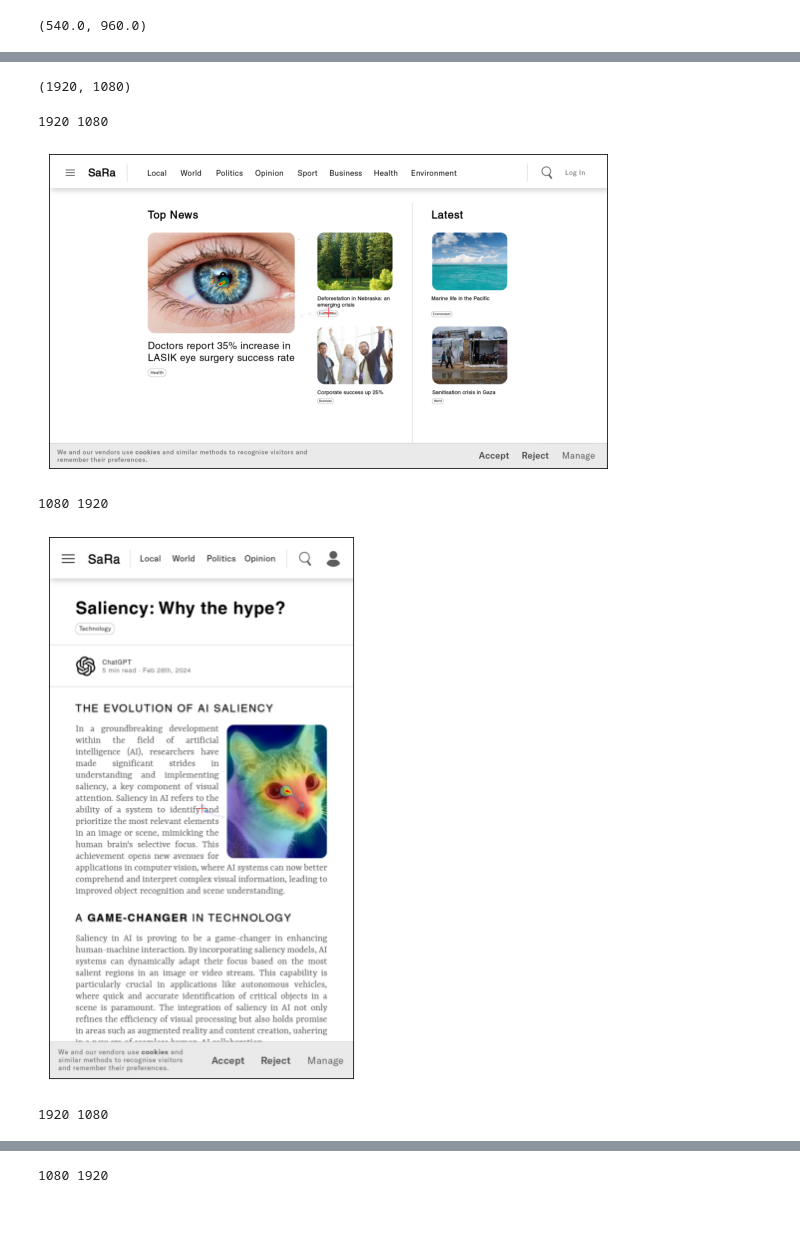
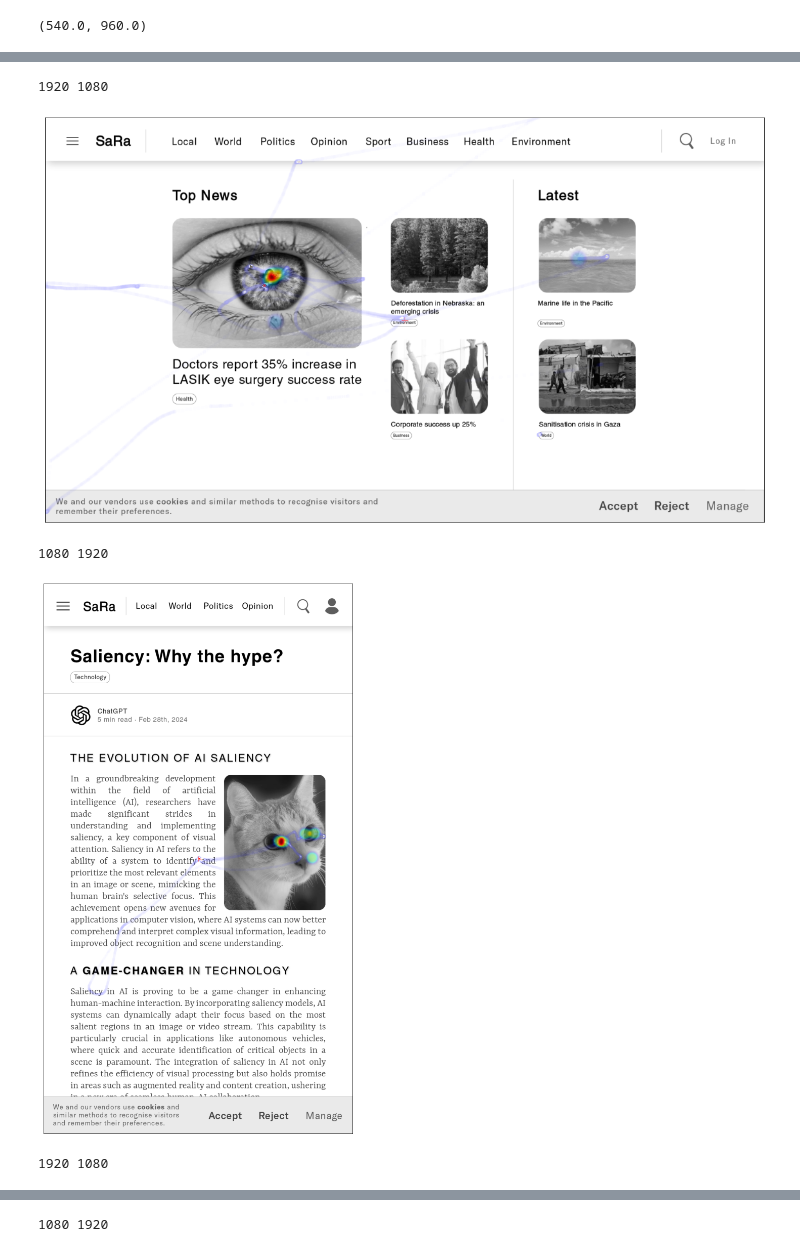
Before and after one commit to matthewkenely/ICT3909, a Jupyter notebook: gazedataset/Mouse Trajectories/App.ipynb, the cells around one changed output, grey strips where cells are left out. Drawn from its saved outputs; the diff is of its cells as text; code cells hidden in the pictures; blank space fills up the shorter version.

```diff
--- a/gazedataset/Mouse Trajectories/App.ipynb
+++ b/gazedataset/Mouse Trajectories/App.ipynb
@@ -160,4 +173,0 @@ mouse_positions[img]
-# %%
-heatmap.shape
-# %% [output]
-(1920, 1080)
@@ -170,21 +202,25 @@ from matplotlib.colors import LinearSegmentedColormap
 
 ncolors = 256
 color_array = plt.get_cmap('jet')(np.linspace(0, 1, 256))
-
+gray_array = plt.get_cmap('bwr')(np.linspace(0, 1, 256))
 
 # Make it so color_array is transparent at 0 and solid at 1
 color_array[:,-1] = np.linspace(0,1.0,ncolors)
+gray_array[:,-1] = np.linspace(0,1.0,ncolors)
 
 
 map_object = LinearSegmentedColormap.from_list(name='coolwarm_alpha',colors=color_array)
+plt.register_cmap(cmap=map_object)
+
+map_object = LinearSegmentedColormap.from_list(name='gray_alpha',colors=gray_array)
 plt.register_cmap(cmap=map_object)
 
 # Assuming imgs, mouse_positions, and final_positions are defined
 
 # Plot all images and mouse movements
 for img in imgs:
-    fig, ax = plt.subplots(figsize=(10, 10))
-    ax.imshow(imgs[img])
+    fig, ax = plt.subplots(figsize=(20, 20))
+    ax.imshow(cv2.cvtColor(imgs[img], cv2.COLOR_BGR2GRAY), cmap='gray')
 
     img_x = imgs[img].shape[1]
     img_y = imgs[img].shape[0]
@@ -193,44 +229,47 @@ for img in imgs:
 
     # Add all final positions to a heatmap
     heatmap = np.zeros(imgs[img].shape[:2])
+    movements = np.zeros(imgs[img].shape[:2])
 
-    for mouse_movement in mouse_positions[img]:
-        mouse_positions[img][mouse_movement] = np.array(mouse_positions[img][mouse_movement])
+    for mouse_movement in mouse_positions_interpolated[img]:
+        mouse_positions_interpolated[img][mouse_movement] = np.array(mouse_positions_interpolated[img][mouse_movement])
 
         # Add points to the heatmap intermittently
-        for i in range(0, len(mouse_positions[img][mouse_movement]), 1):
-            x, y  = mouse_positions[img][mouse_movement][i]
+        for i in range(0, len(mouse_positions_interpolated[img][mouse_movement]), 1):
+            x, y  = mouse_positions_interpolated[img][mouse_movement][i]
 
             # Scale by the user's image dimensions such that they match the image
             x = int(x * img_x / dimensions[img][mouse_movement]['width'])
             y = int(y * img_y / dimensions[img][mouse_movement]['height'])
 
             # print(x, y)
 
-            add_circle_to_heatmap(heatmap, x, y, radius=5, intensity=2)
+            add_circle_to_heatmap(movements, x, y, radius=5, intensity=10)
 
     for mouse_movement in final_positions[img]:
         final_position = final_positions[img][mouse_movement].copy()
 
         # Scale by the user's image dimensions such that they match the image
         final_position[0] = int(final_position[0] * img_x / dimensions[img][mouse_movement]['width'])
         final_position[1] = int(final_position[1] * img_y / dimensions[img][mouse_movement]['height'])
 
         # Give the final position padding in a circle size of 5
         add_circle_to_heatmap(heatmap, final_position[0], final_position[1], radius=20, intensity=10)
 
     # Add a cross in the middle of the image
     ax.plot(img_x / 2, img_y / 2, 'r+', markersize=10, markeredgewidth=1, alpha=0.5)
 
-    heatmap = cv2.GaussianBlur(heatmap, (15, 15), 0)
+    heatmap = cv2.GaussianBlur(heatmap, (31, 31), 5)
 
+    ax.imshow(movements, cmap='gray_alpha', alpha=2)
     ax.imshow(heatmap, cmap='coolwarm_alpha', alpha=1)
+
 
     plt.xticks([]), plt.yticks([])
     plt.show()
 # %% [output]
 1920 1080
-[figure, old version]
+[figure, new version]
 1080 1920
-[figure, old version]
+[figure, new version]
 1920 1080
```
Also changed, not shown: parts of 6 cells of this notebook, 19 other files.
